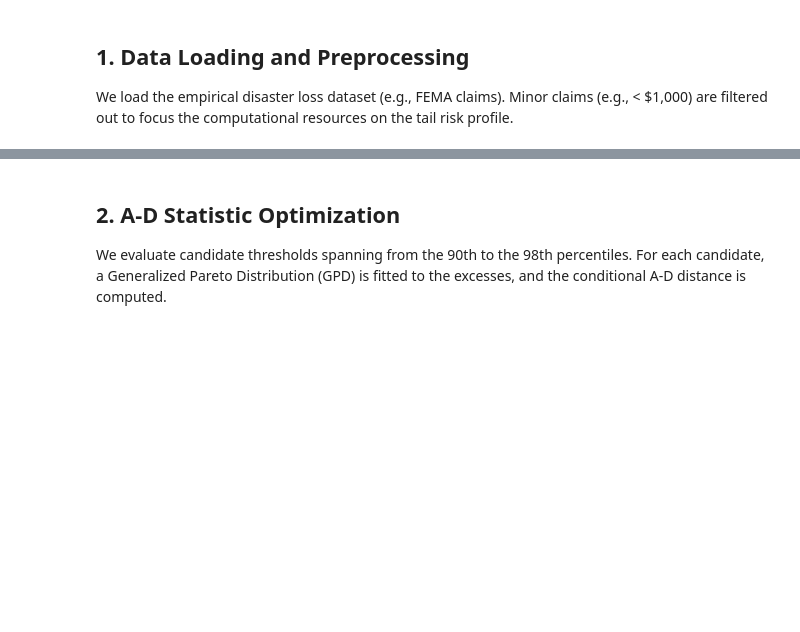
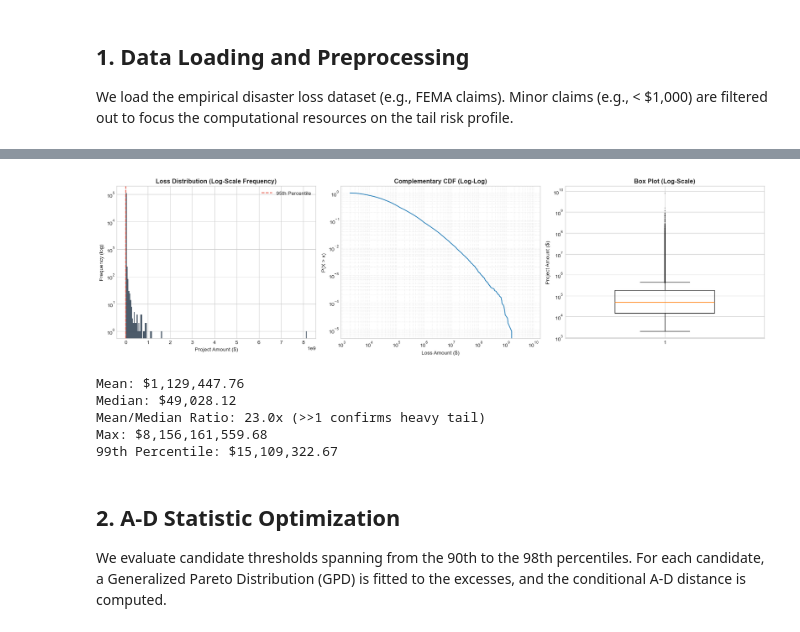
Before and after one commit to jimsg740/Quantum-mlqae-cvar-real-world-heavy-tail, a Jupyter notebook: notebooks/01_Threshold_Optimization.ipynb, the cells around one changed output, grey strips where cells are left out. Cells and saved outputs as stored; diff of their text form; code cells hidden in the pictures; blank space fills up the shorter version.

Commit message:
Add exploratory data visualization for heavy-tail analysis

```diff
--- a/notebooks/01_Threshold_Optimization.ipynb
+++ b/notebooks/01_Threshold_Optimization.ipynb
@@ -45,3 +49,49 @@ Empirical Skewness: 220.44 (Indicating heavy right-tail)
+# %%
+fig, axes = plt.subplots(1, 3, figsize=(18, 5))
+
+# 1. Histogram with log-scale y-axis
+axes[0].hist(data, bins=200, color='#2c3e50', edgecolor='none', alpha=0.85)
+axes[0].set_yscale('log')
+axes[0].set_title('Loss Distribution (Log-Scale Frequency)', fontweight='bold')
+axes[0].set_xlabel('Project Amount ($)')
+axes[0].set_ylabel('Frequency (log)')
+axes[0].axvline(np.percentile(data, 95), color='#e74c3c', linestyle='--', label='95th Percentile')
+axes[0].legend()
+
+# 2. Log-Log CCDF (Survival Function) — the signature of a heavy tail
+sorted_data = np.sort(data)
+ccdf = 1 - np.arange(1, len(sorted_data)+1) / len(sorted_data)
+axes[1].plot(sorted_data, ccdf, color='#2980b9', linewidth=1.5)
+axes[1].set_xscale('log')
+axes[1].set_yscale('log')
+axes[1].set_title('Complementary CDF (Log-Log)', fontweight='bold')
+axes[1].set_xlabel('Loss Amount ($)')
+axes[1].set_ylabel('P(X > x)')
+axes[1].grid(True, which='both', ls=':', alpha=0.5)
+
+# 3. Box plot showing extreme outliers
+axes[2].boxplot(data, vert=True, widths=0.5,
+                flierprops=dict(marker='.', markersize=2, alpha=0.3, color='#e74c3c'))
+axes[2].set_yscale('log')
+axes[2].set_title('Box Plot (Log-Scale)', fontweight='bold')
+axes[2].set_ylabel('Project Amount ($)')
+
+plt.tight_layout()
+plt.show()
+
+# Key statistics
+print(f"Mean: ${np.mean(data):,.2f}")
+print(f"Median: ${np.median(data):,.2f}")
+print(f"Mean/Median Ratio: {np.mean(data)/np.median(data):.1f}x (>>1 confirms heavy tail)")
+print(f"Max: ${np.max(data):,.2f}")
+print(f"99th Percentile: ${np.percentile(data, 99):,.2f}")
+# %% [output]
+[figure, added]
+Mean: $1,129,447.76
+Median: $49,028.12
+Mean/Median Ratio: 23.0x (>>1 confirms heavy tail)
+Max: $8,156,161,559.68
+99th Percentile: $15,109,322.67
 # %% [markdown]
 ## 2. A-D Statistic Optimization
 We evaluate candidate thresholds spanning from the 90th to the 98th percentiles. For each candidate, a Generalized Pareto Distribution (GPD) is fitted to the excesses, and the conditional A-D distance is computed.
```
Also changed, not shown: parts of 3 cells of this notebook.
